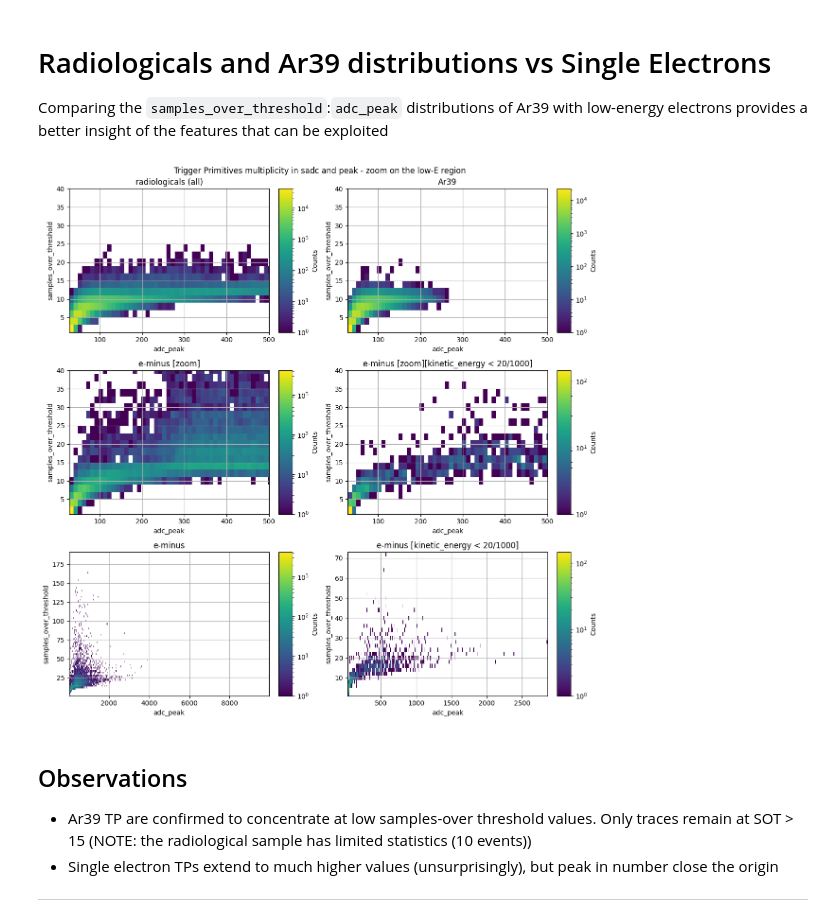
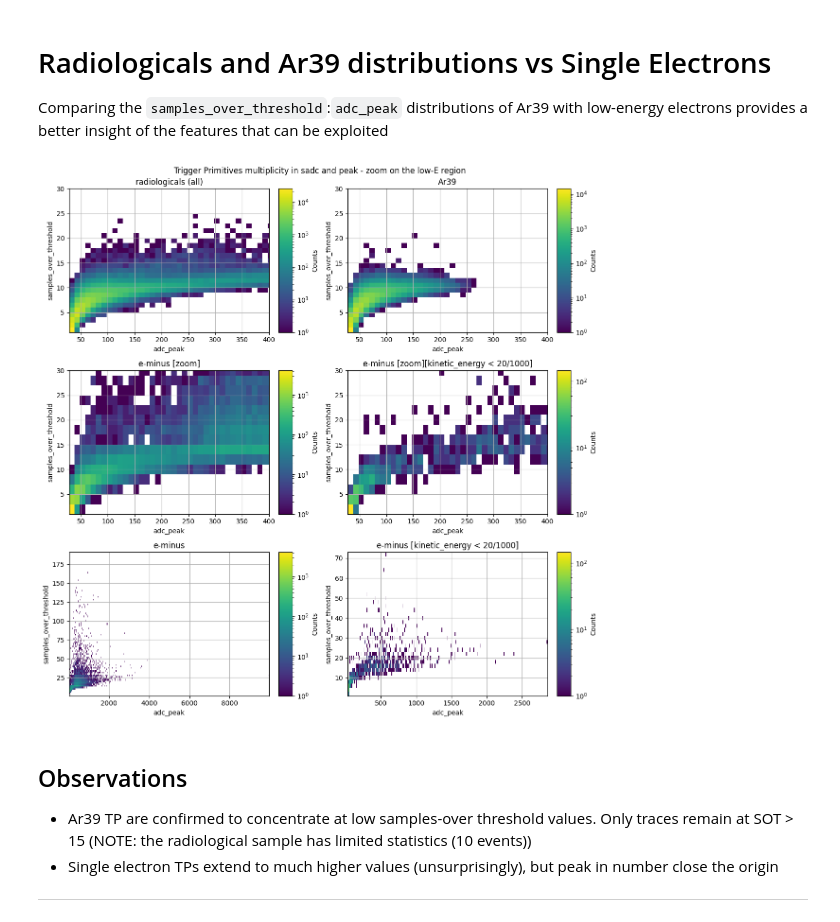
Before and after one commit to alessandrothea/tpvalidator, a Jupyter notebook: notebooks/studies/1x8x14/VD-1x8x14-TPFiltering.ipynb, the cells around one changed output. Saved outputs shown, nothing was run; the diff lists cells and outputs as text; code cells hidden in the pictures.

```diff
--- a/notebooks/studies/1x8x14/VD-1x8x14-TPFiltering.ipynb
+++ b/notebooks/studies/1x8x14/VD-1x8x14-TPFiltering.ipynb
@@ -80,3 +189,5 @@ Dataset 'eminus': 1000 events
+# %%
+fa = TPFilterAnalyser(rad_ws, em_ws)
 # %% [markdown]
 # Introduction
 
@@ -284,70 +258,21 @@ print(hp2[0])
 Comparing the `samples_over_threshold`:`adc_peak` distributions of Ar39 with low-energy electrons provides a better insight of the features that can be exploited
 # %%
 weight=None
-
+query='adc_peak > 45'
+rop=2
 em_lowe_evf = {'collection':'mctruths', 'filter':'kinetic_energy < 20/1000'}
 
 cmap=None
-cats = ['readout_plane_id', 'bt_is_signal', 'bt_generator_name']
-
-zoom_ar39 = True
-
-fig, axes = plt.subplots(3,2, figsize=(12,12))
-
-row=0
-
-ax = axes[row][0]
-# rad_tpp.plot_2d_var_dist(var_specs['adc_peak'],  var_specs['samples_over_threshold'], cmap=cmap, ax=ax)
-rad_tpp.plot_2d_var_dist('adc_peak', 'samples_over_threshold', weight=weight, cmap=cmap, ax=ax)
-ax.set_title('radiologicals (all)')
-ax.grid()
+ar39_name='Ar39GenInLAr'
+ar39_zoom = {
+    'xmax': 400,
+    'ymax': 30
+}
 
 
-ax = axes[row][1]
-rad_tpp.plot_2d_var_dist('adc_peak',  'samples_over_threshold', bt_generator_name='Ar39GenInLAr', weight=weight, cmap=cmap, ax=ax)
-ax.set_title('Ar39')
-ax.grid()
-
-#-----
-
-row=1
-
-ax = axes[row][0]
-em_tpp.plot_2d_var_dist('adc_peak',  'samples_over_threshold', cmap=cmap, ax=ax)
-ax.set_title('e-minus [zoom]')
-ax.grid()
-
-ax = axes[row][1]
-em_tpp.plot_2d_var_dist('adc_peak',  'samples_over_threshold', ev_filter=em_lowe_evf, cweight=weight, map=cmap, ax=ax)
-ax.set_title(f'e-minus [zoom][{em_lowe_evf["filter"]}]')
-ax.grid()
-
-
-#----
-row=2
-
-ax = axes[row][0]
-em_tpp.plot_2d_var_dist('adc_peak',  'samples_over_threshold', cmap=cmap, ax=ax)
-ax.set_title('e-minus')
-ax.grid()
-
-ax = axes[row][1]
-em_tpp.plot_2d_var_dist('adc_peak',  'samples_over_threshold', ev_filter=em_lowe_evf, weight=weight, cmap=cmap, ax=ax)
-ax.set_title(f'e-minus [{em_lowe_evf["filter"]}]')
-ax.grid()weight=weight,
-
-#----
-
-if zoom_ar39:
-    for rax in axes[0:2]:
-        for ax in rax:
-            ax.set_xlim(xmax=500)
-            ax.set_ylim(ymax=40)
-
-fig.suptitle("Trigger Primitives multiplicity in sadc and peak - zoom on the low-E region")
-fig.tight_layout()
+fig = fa.plot_peak_vs_sot(weight=weight, query=query, ke_evf=em_lowe_evf, rop=rop, cmap=cmap, generator_selection=ar39_name, zoom=ar39_zoom)
 # %% [output]
-[figure, old version]
+[figure, new version]
 # %% [markdown]
 ## Observations
 
```
Also changed, not shown: parts of 21 cells of this notebook, 5 other files.
